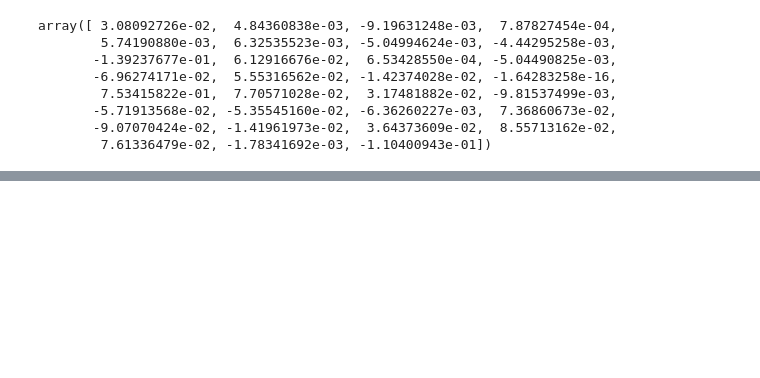
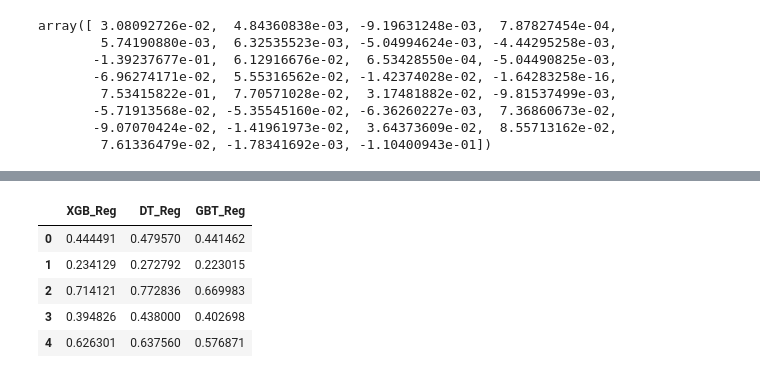
Before and after one commit to DATaxelBase/DATaxelBase, a Jupyter notebook: Project_1/Trip_Duration_Prediction_Modeling.ipynb, the cells around one changed output, grey strips where cells are left out. Saved outputs shown, nothing was run; the diff lists cells and outputs as text; code cells hidden in the pictures; blank space fills up the shorter version.

```diff
--- a/Project_1/Trip_Duration_Prediction_Modeling.ipynb
+++ b/Project_1/Trip_Duration_Prediction_Modeling.ipynb
@@ -729,0 +1130,38 @@ MSE for model:  0.019907802428677613
+# %%
+def model_predictions(model, train_x, train_y, test_x):
+
+    #train the model
+    model.fit(train_x,train_y)
+
+    #storing predictions for train and test
+    pred_train=model.predict(train_x)
+    pred_test=model.predict(test_x)
+    return pred_train, pred_test
+# %%
+#Model 1 - XGB Regressor
+XGB_Reg=XGBRegressor(colsample_bytree=0.7300000000000001, eta=0.2899999999999999, max_depth=6, min_child_weight=0.7400000000000004, n_estimators=158,random_state= 106,)
+M1_train, M1_test = model_predictions(XGB_Reg, train_x, train_y, test_x)
+# %%
+#Model 2 - Decision Tree Regressor
+DT_Reg=DecisionTreeRegressor(min_samples_leaf=55, min_samples_split=20, random_state=8)
+M2_train, M2_test = model_predictions(DT_Reg, train_x, train_y, test_x)
+# %%
+#Model 3 - Gradient Boosting Tree Regressor
+GBT_Reg=GradientBoostingRegressor(learning_rate=0.09099999999999993, n_estimators=117, random_state=62)
+M3_train, M3_test = model_predictions(GBT_Reg, train_x, train_y, test_x)
+# %%
+#Creating a New train dataframe
+train_prediction = {
+              'XGB_Reg': M1_train,
+              'DT_Reg': M2_train,
+              'GBT_Reg': M3_train
+              }
+train_predictions = pd.DataFrame(train_prediction)
+train_predictions.head()
+# %% [output]
+|  | XGB_Reg | DT_Reg | GBT_Reg |
+| 0 | 0.444491 | 0.479570 | 0.441462 |
+| 1 | 0.234129 | 0.272792 | 0.223015 |
+| 2 | 0.714121 | 0.772836 | 0.669983 |
+| 3 | 0.394826 | 0.438000 | 0.402698 |
+| 4 | 0.626301 | 0.637560 | 0.576871 |
```
Also changed, not shown: parts of 82 cells of this notebook, 6 other files.
